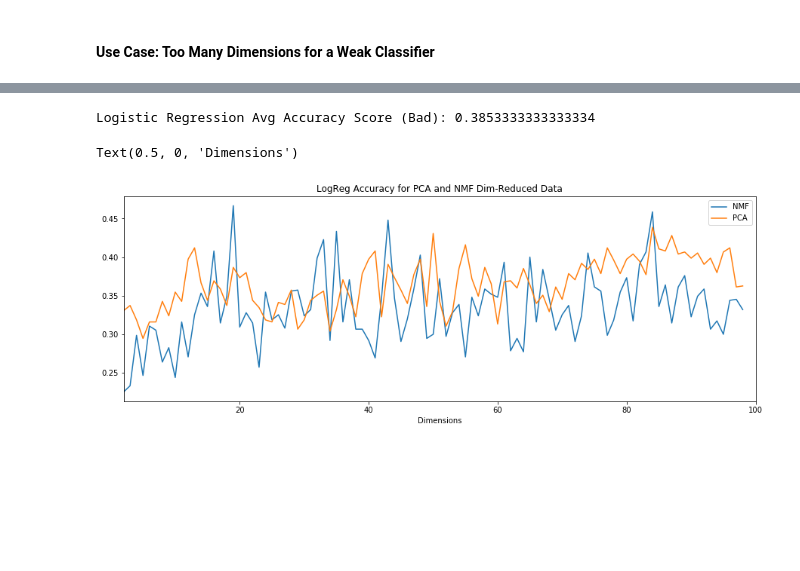
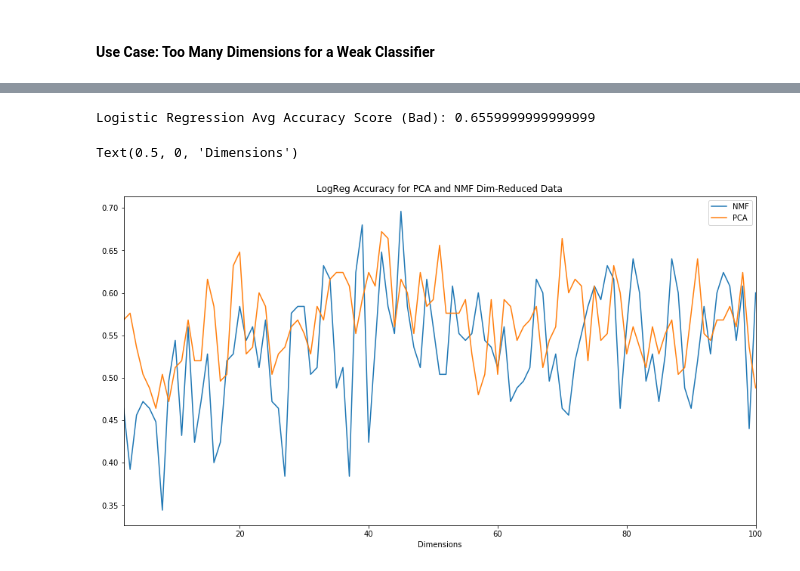
Before and after one commit to QColeman97/NMF-All-Stars, a Jupyter notebook: NMF_final.ipynb, the cells around one changed output, grey strips where cells are left out. Drawn from its saved outputs; the diff is of its cells as text; code cells hidden in the pictures; blank space fills up the shorter version.

```diff
--- a/NMF_final.ipynb
+++ b/NMF_final.ipynb
@@ -180,8 +180,13 @@ This is great! The data on both charts look similar, which means that both our a
 from sklearn.datasets import make_classification
 from sklearn.preprocessing import MinMaxScaler
 
-n_features = 1000
-signed_synth_data, labels = make_classification(n_samples=100, n_features=n_features, n_informative=3, n_classes=3)
+n_feat_synth = 1000
+n_inform_feat_synth = 100
+n_samples_synth = 100
+signed_synth_data, labels = make_classification(n_samples=n_samples_synth,
+                                                n_features=n_feat_synth,
+                                                n_informative=n_inform_feat_synth,
+                                                n_classes=2)
 
 # To Make our data non-negative, we'll scale our data with min-max scaling which puts it into the range of [0, 1]
 scaler = MinMaxScaler()
@@ -214,7 +214,7 @@ from sklearn.linear_model import LogisticRegression
 # - massive dimension (feature count) compared to sample size
 # - few important features
 
-pred_iterations = 30
+pred_iterations = 5
 accs = []
 logreg_model = LogisticRegression()
 for _ in range(pred_iterations):
@@ -232,7 +232,7 @@ for _ in range(pred_iterations):
 
 print('Logistic Regression Avg Accuracy Score (Bad):', np.mean(accs))
 # %% [output]
-Logistic Regression Avg Accuracy Score (Bad): 0.3853333333333334
+Logistic Regression Avg Accuracy Score (Bad): 0.6559999999999999
 # %%
 from sklearn.decomposition import PCA
 # Solution: simple classifiers can handle these datasets better, after dimensionality reduction is applied
@@ -276,12 +276,18 @@ for dim_num in range(min_dim, min(X.shape) + 1): # num of dim must be <= min dim
     dim_nmf_accs.append(np.mean(nmf_accs))
     dim_pca_accs.append(np.mean(pca_accs))
 
-nmf_logreg_accs = pd.Series(dim_nmf_accs).reindex(range(min_dim, min(X.shape) + 1))
-pca_logreg_accs = pd.Series(dim_pca_accs).reindex(range(min_dim, min(X.shape) + 1))
+nmf_logreg_accs = pd.Series(dim_nmf_accs)#.reindex(range(min_dim, min(X.shape) + 1))
+pca_logreg_accs = pd.Series(dim_pca_accs)#.reindex(range(min_dim, min(X.shape) + 1))
 # %%
-nmf_logreg_accs.plot.line(title='LogReg Accuracy for PCA and NMF Dim-Reduced Data', legend=True, label='NMF', figsize=(15,5))
+index = range(min_dim, min(X.shape) + 1)
+nmf_logreg_accs.index = index
+pca_logreg_accs.index = index
+# display(nmf_logreg_accs)
+# display(pca_logreg_accs)
+
+nmf_logreg_accs.plot.line(title='LogReg Accuracy for PCA and NMF Dim-Reduced Data', legend=True, label='NMF', figsize=(15,8))
 ax = pca_logreg_accs.plot.line(legend=True, label='PCA')
 ax.set_xlabel("Dimensions")
 # %% [output]
 Text(0.5, 0, 'Dimensions')
-[figure, old version]
+[figure, new version]
```
Also changed, not shown: parts of 4 cells of this notebook, 1 other file.
